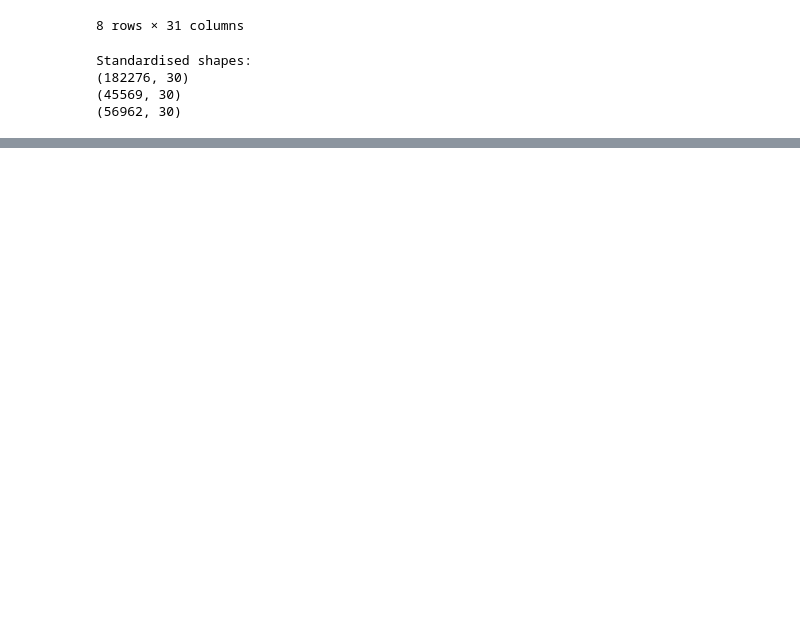
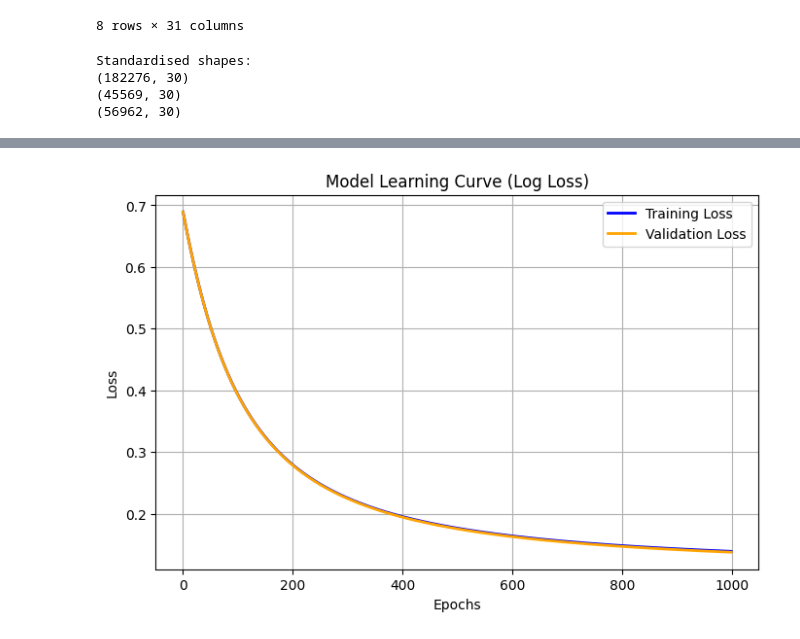
Before and after one commit to DaOhesis/Imbalanced-Fraud-Classifier, a Jupyter notebook: main2.ipynb, the cells around one changed output, grey strips where cells are left out. Drawn from its saved outputs; the diff is of its cells as text; code cells hidden in the pictures; blank space fills up the shorter version.

Commit message:
Trained the model

```diff
--- a/main2.ipynb
+++ b/main2.ipynb
@@ -140,0 +185,4 @@ def compute_class_weights(y):
+# %%
+w, b, train_losses, val_losses = train_logreg_with_val(
+    X_train_s, y_train, X_val_s, y_val,
+    lr=0.05, epochs=1000, weighted_loss=True) # weighted loss = true activates the compute weight class function to handle class imbalance, and checks each and every anomanly fraud case
@@ -140,0 +207,17 @@ def compute_class_weights(y):
+# %%
+# Create the plot
+plt.figure(figsize=(8, 5))
+plt.plot(train_losses, label='Training Loss', color='blue', linewidth=2)
+plt.plot(val_losses, label='Validation Loss', color='orange', linewidth=2)
+
+# Add titles and labels
+plt.title('Model Learning Curve (Log Loss)')
+plt.xlabel('Epochs')
+plt.ylabel('Loss')
+plt.legend()
+plt.grid(True)
+
+# Display the graph
+plt.show()
+# %% [output]
+[figure, added]
```
Also changed, not shown: parts of 6 cells of this notebook, 1 other file.
